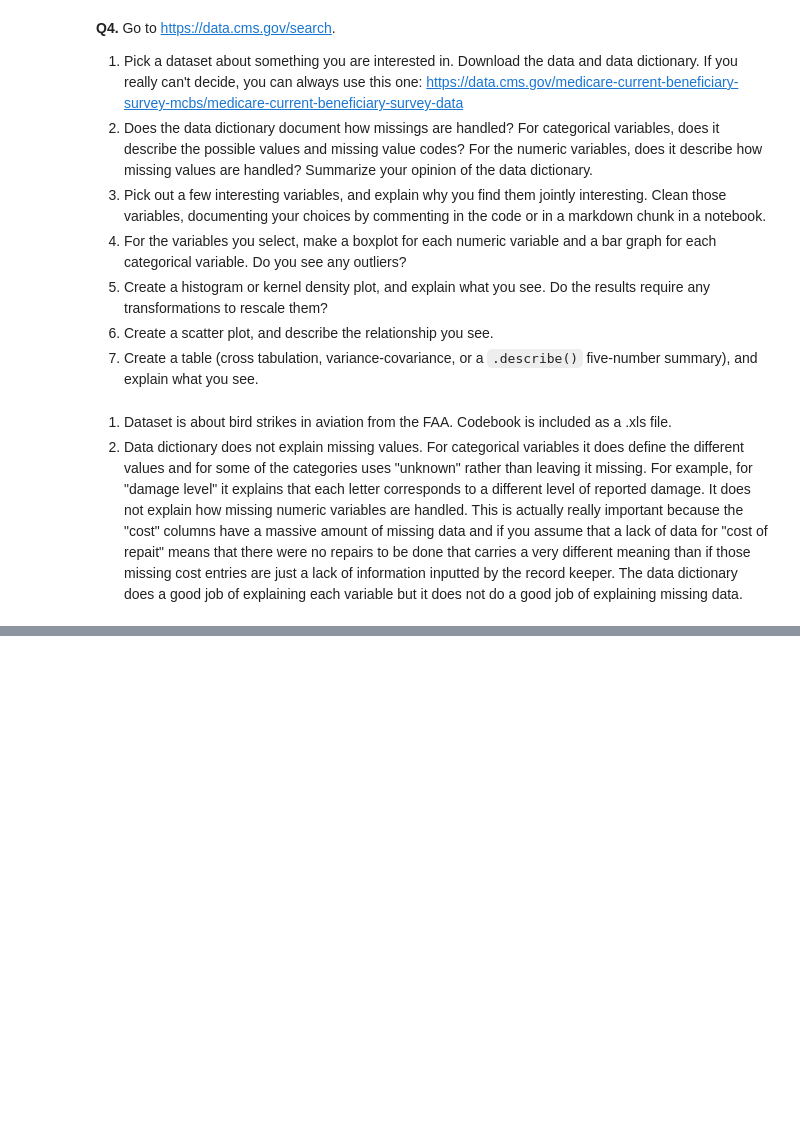
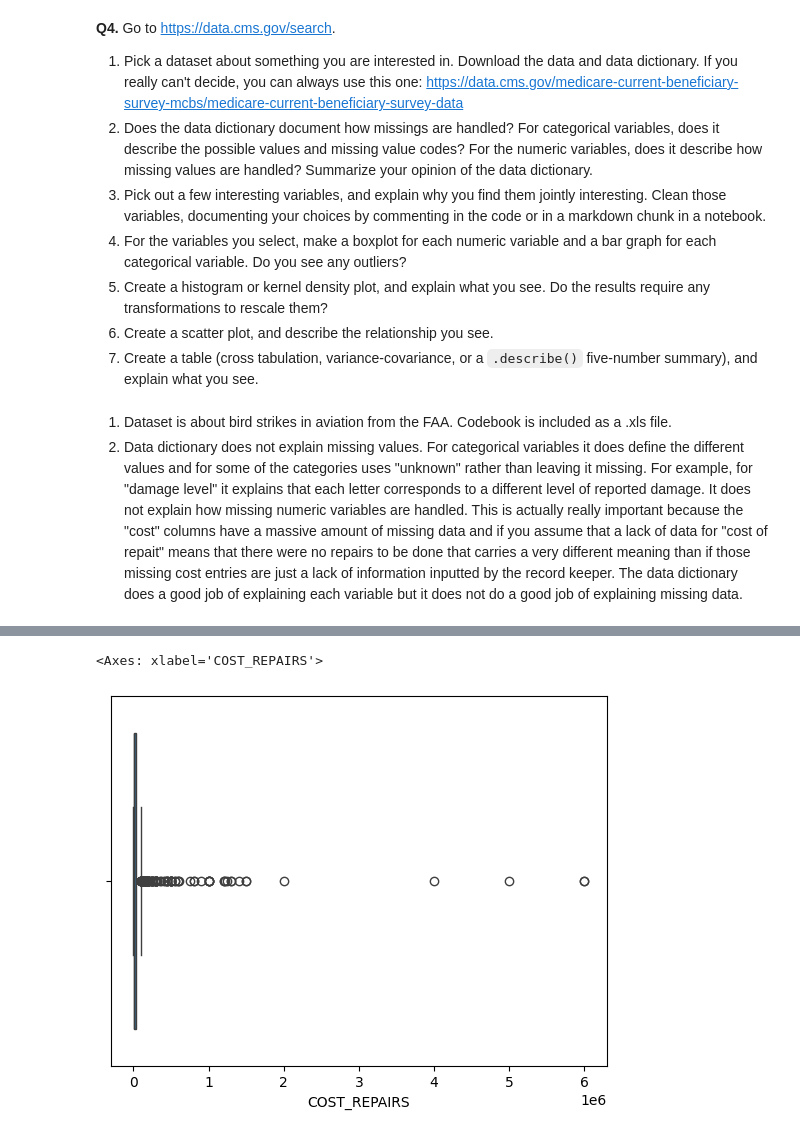
Before and after one commit to madisonhgallagher/visualization, a Jupyter notebook: assignment/assignment.ipynb, the cells around one changed output, grey strips where cells are left out. Drawn from its saved outputs; the diff is of its cells as text; code cells hidden in the pictures; blank space fills up the shorter version.

```diff
--- a/assignment/assignment.ipynb
+++ b/assignment/assignment.ipynb
@@ -237,0 +353,5 @@ It does not explain how missing numeric variables are handled. This is actually
+# %%
+sns.boxplot(data=df, x="COST_REPAIRS")
+# %% [output]
+<Axes: xlabel='COST_REPAIRS'>
+[figure, added]
```
Also changed, not shown: parts of 23 cells of this notebook.
